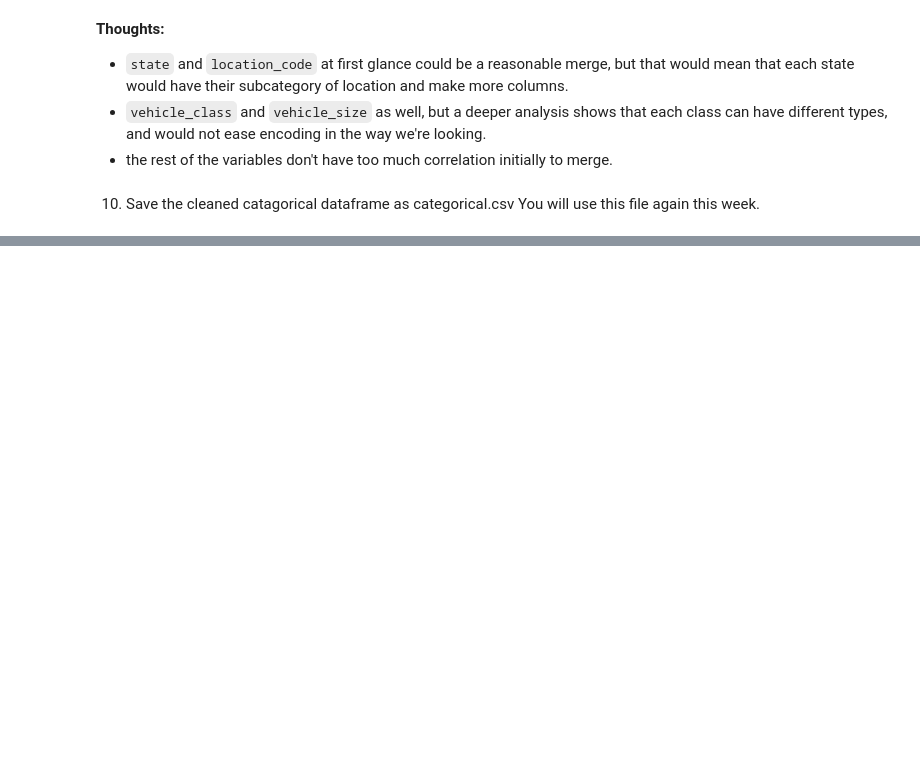
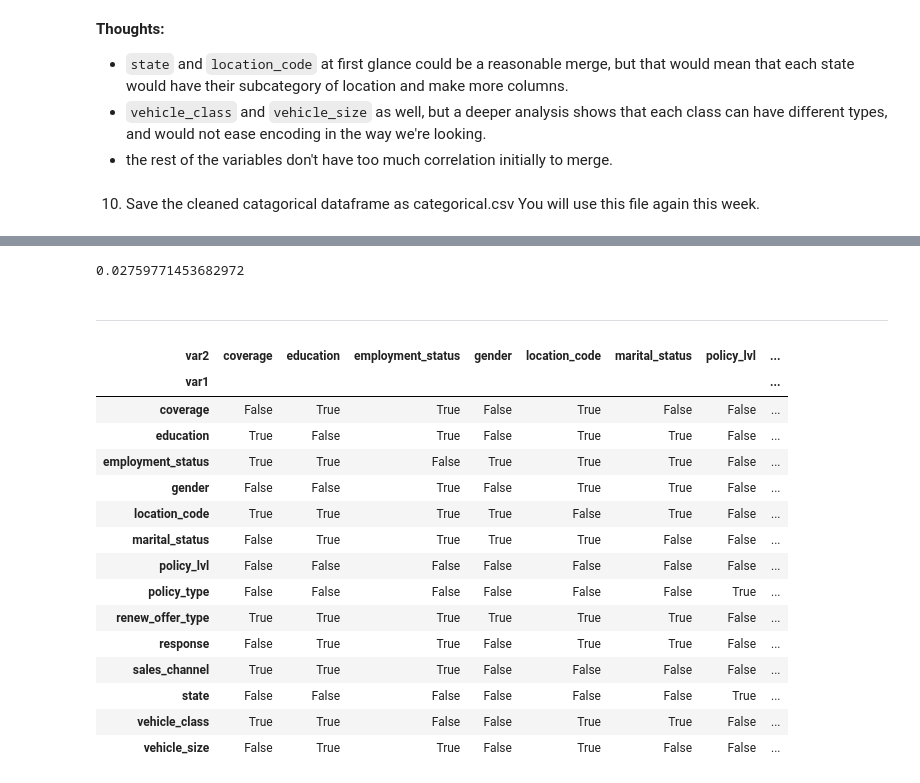
Before and after one commit to valmgisbert/lab-cleaning-numerical-data, a Jupyter notebook: lab-cleaning-numerical-data.ipynb, the cells around one changed output, grey strips where cells are left out. Cells and saved outputs as stored; diff of their text form; code cells hidden in the pictures; blank space fills up the shorter version.

```diff
--- a/lab-cleaning-numerical-data.ipynb
+++ b/lab-cleaning-numerical-data.ipynb
@@ -525,0 +652,7 @@ categorical_df.to_csv('categorical.csv', index=False)
+# %%
+st.chi2_contingency(cat_crosstab)[1]
+#
+# %% [output]
+0.02759771453682972
+# %% [markdown]
+***
@@ -525,0 +694,38 @@ categorical_df.to_csv('categorical.csv', index=False)
+# %%
+# mix them into a big list to have them on both sides
+cat_combos = list(product(cat1,cat2, repeat = 1))
+# %%
+# Creating an empty variable and picking only the p value from the output of Chi-Square test
+result = []
+for i in cat_combos:
+    if i[0] != i[1]:
+        result.append((i[0],i[1],list(ss.chi2_contingency(pd.crosstab(
+                            categorical_df[i[0]], categorical_df[i[1]])))[1]))
+# %%
+#create a crosstab similar to corr()
+chi_test_output = pd.DataFrame(result, columns = ['var1', 'var2','coeff'])
+chi_test_output.round(4)
+
+# Using pivot function to convert the above df into a crosstab
+chi_test_output = chi_test_output.pivot(index='var1', columns='var2', values='coeff')
+
+#finds values less than the set condition, which is our p_value
+test = chi_test_output.lt(0.05)
+test
+# %% [output]
+| var2 | coverage | education | employment_status | gender | location_code | marital_status | policy_lvl | ... |
+| var1 |  |  |  |  |  |  |  | ... |
+| coverage | False | True | True | False | True | False | False | ... |
+| education | True | False | True | False | True | True | False | ... |
+| employment_status | True | True | False | True | True | True | False | ... |
+| gender | False | False | True | False | True | True | False | ... |
+| location_code | True | True | True | True | False | True | False | ... |
+| marital_status | False | True | True | True | True | False | False | ... |
+| policy_lvl | False | False | False | False | False | False | False | ... |
+| policy_type | False | False | False | False | False | False | True | ... |
+| renew_offer_type | True | True | True | True | True | True | False | ... |
+| response | False | True | True | False | True | True | False | ... |
+| sales_channel | True | True | True | False | False | False | False | ... |
+| state | False | False | False | False | False | False | True | ... |
+| vehicle_class | True | True | False | False | True | True | False | ... |
+| vehicle_size | False | True | True | False | True | False | False | ... |
```
Also changed, not shown: parts of 27 cells of this notebook.
